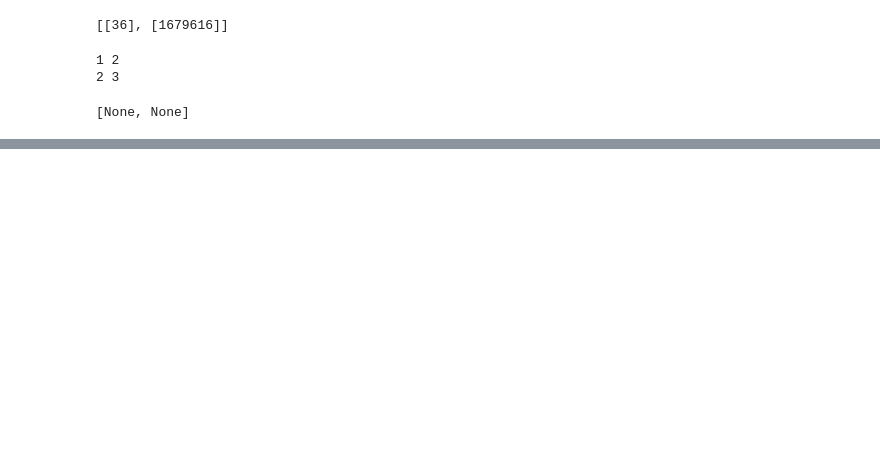
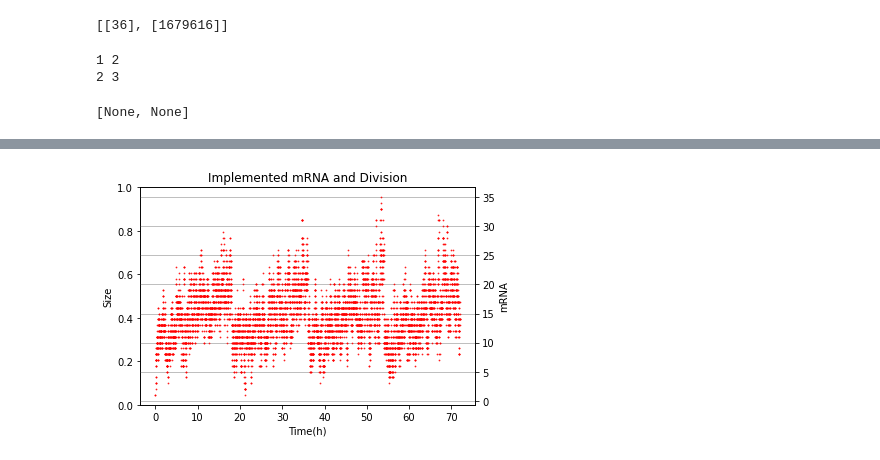
Before and after one commit to SergioPachonDotor/GillespieSim, a Jupyter notebook: laboratory/lab_1.ipynb, the cells around one changed output, grey strips where cells are left out. Drawn from its saved outputs; the diff is of its cells as text; code cells hidden in the pictures; blank space fills up the shorter version.

```diff
--- a/laboratory/lab_1.ipynb
+++ b/laboratory/lab_1.ipynb
@@ -147,0 +80,72 @@ plt.plot(tarray,yarray)
+# %%
+
+def simulate_division(birth_size=1, division_time=18, tmax=72, dt=0.01, division_size=2.0, mRNA=1, mRNA_c=100, mRNA_d=10):
+
+    size_storage = []
+    mRNA_array = []
+    time_storage = []
+
+    time = 0
+    current_time = 0
+    reference_time = 0
+
+    while current_time < tmax:
+
+        mu = np.log(2)/division_time
+        size = birth_size * np.exp(mu * time)
+        reference_division_time = (1/mu) * np.log(division_size/birth_size)
+
+        mRNA_synth = (1/mu) * np.log(1 - (mu * np.log(np.random.rand())/(mRNA_c * birth_size*np.exp(mu*time))))
+        mRNA_deg = -(1/(mRNA_d * mRNA)) * np.log(np.random.rand())
+
+        tau = np.min([mRNA_synth,mRNA_deg])
+        q = np.argmin([mRNA_synth,mRNA_deg])
+
+        if current_time + tau < reference_time:
+
+            if q == 0:
+                mRNA += 1
+
+            elif q == 1:
+                mRNA -= 1
+
+            current_time += tau
+
+        else:
+            current_time = reference_time
+
+            if size >= division_size:
+                time = 0
+
+                time_storage.append(current_time)
+                size_storage.append(size)
+                mRNA_array.append(np.random.binomial(mRNA, 0.5))
+
+                mRNA = np.random.binomial(mRNA, 0.5)
+                reference_time += dt
+
+            elif size < division_size:
+
+                time_storage.append(current_time)
+                size_storage.append(size)
+                mRNA_array.append(mRNA)
+
+                reference_time += dt
+                time += dt
+
+    fig, ax1 = plt.subplots()
+
+    ax2 = ax1.twinx()
+    # ax1.plot(time_storage,size_storage, '--',color='grey', linewidth=1.5)
+    ax2.plot(time_storage,mRNA_array,'ro', alpha=0.8, linewidth=0.5, ms=0.8)
+
+    ax1.set_xlabel('Time(h)')
+    ax1.set_ylabel('Size')
+    ax2.set_ylabel('mRNA')
+    plt.title('Implemented mRNA and Division')
+    ax2.grid()
+
+
+simulate_division()
+# %% [output]
+[figure, added]
```
Also changed, not shown: parts of 4 cells of this notebook, 2 other files.
